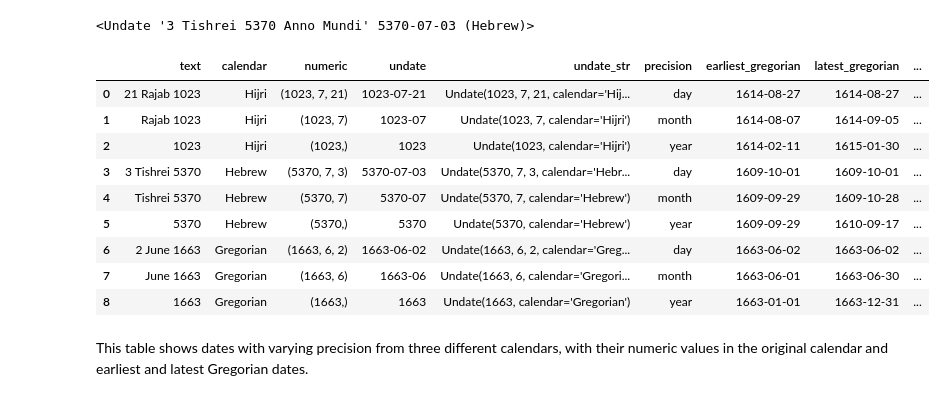
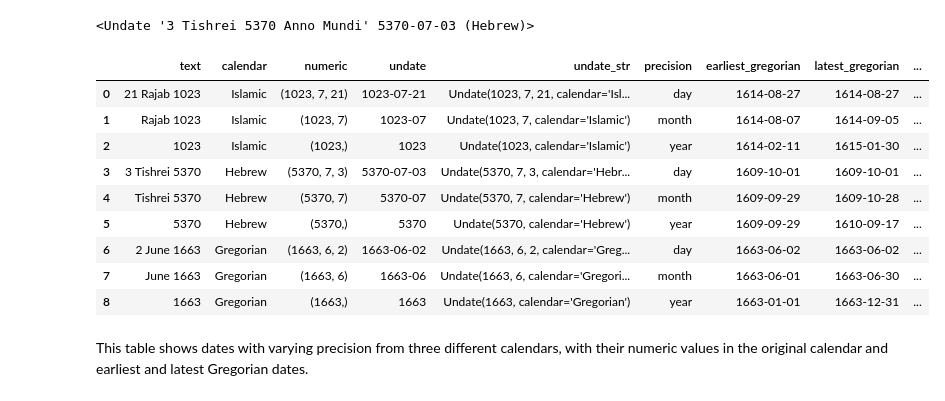
Before and after one commit to rlskoeser/undate-notebook-usrse25, a Jupyter notebook: undate-overview.ipynb, the cells around one changed output. Drawn from its saved outputs; the diff is of its cells as text; code cells hidden in the pictures.

```diff
--- a/undate-overview.ipynb
+++ b/undate-overview.ipynb
@@ -466,30 +466,30 @@ tishrei3
 # %%
 import pandas as pd
 
-calendars = ["Gregorian", "Hebrew", "Hijri"]
+calendars = ["Gregorian", "Hebrew", "Islamic"]
 
 calendar_dates = {
     "text":  ["21 Rajab 1023", "Rajab 1023", "1023", "3 Tishrei 5370", "Tishrei 5370", "5370", "2 June 1663", "June 1663", "1663"],
-    "calendar": ["Hijri", "Hijri", "Hijri", "Hebrew", "Hebrew", "Hebrew", "Gregorian", "Gregorian", "Gregorian"],
+    "calendar": ["Islamic", "Islamic", "Islamic", "Hebrew", "Hebrew", "Hebrew", "Gregorian", "Gregorian", "Gregorian"],
     # we pre-supply the numeric values int his case, since we don't yet have a text parser for Gregorian dates
     "numeric": [(1023, 7, 21), (1023, 7), (1023,), (5370, 7, 3), (5370, 7), (5370,), (1663, 6, 2), (1663, 6), (1663,)]
 }
 
 cal_dates_df = pd.DataFrame.from_dict(calendar_dates)
 # initialize an undate by parsing text values with specified calendar
 cal_dates_df['undate'] = cal_dates_df.apply(lambda row: Undate(*row.numeric, calendar=row.calendar), axis=1)
 # string representation of how you would intiialize an undate object with numbers and calendar
 cal_dates_df['undate_str'] = cal_dates_df.apply(lambda row: f"Undate({', '.join([str(n) for n in row.numeric])}, calendar='{row.calendar}')", axis=1)
 cal_dates_df['precision'] = cal_dates_df.undate.apply(lambda x: str(x.precision).lower())
 cal_dates_df['earliest_gregorian'] = cal_dates_df.undate.apply(lambda x: x.earliest)
 cal_dates_df['latest_gregorian'] = cal_dates_df.undate.apply(lambda x: x.latest)
 cal_dates_df['duration'] = cal_dates_df.undate.apply(lambda x: x.duration().days)
 cal_dates_df
 # %% [output]
 |  | text | calendar | numeric | undate | undate_str | precision | earliest_gregorian | latest_gregorian | ... |
-| 0 | 21 Rajab 1023 | Hijri | (1023, 7, 21) | 1023-07-21 | Undate(1023, 7, 21, calendar='Hij... | day | 1614-08-27 | 1614-08-27 | ... |
-| 1 | Rajab 1023 | Hijri | (1023, 7) | 1023-07 | Undate(1023, 7, calendar='Hijri') | month | 1614-08-07 | 1614-09-05 | ... |
-| 2 | 1023 | Hijri | (1023,) | 1023 | Undate(1023, calendar='Hijri') | year | 1614-02-11 | 1615-01-30 | ... |
+| 0 | 21 Rajab 1023 | Islamic | (1023, 7, 21) | 1023-07-21 | Undate(1023, 7, 21, calendar='Isl... | day | 1614-08-27 | 1614-08-27 | ... |
+| 1 | Rajab 1023 | Islamic | (1023, 7) | 1023-07 | Undate(1023, 7, calendar='Islamic') | month | 1614-08-07 | 1614-09-05 | ... |
+| 2 | 1023 | Islamic | (1023,) | 1023 | Undate(1023, calendar='Islamic') | year | 1614-02-11 | 1615-01-30 | ... |
 | 3 | 3 Tishrei 5370 | Hebrew | (5370, 7, 3) | 5370-07-03 | Undate(5370, 7, 3, calendar='Hebr... | day | 1609-10-01 | 1609-10-01 | ... |
 | 4 | Tishrei 5370 | Hebrew | (5370, 7) | 5370-07 | Undate(5370, 7, calendar='Hebrew') | month | 1609-09-29 | 1609-10-28 | ... |
 | 5 | 5370 | Hebrew | (5370,) | 5370 | Undate(5370, calendar='Hebrew') | year | 1609-09-29 | 1610-09-17 | ... |
```
Also changed, not shown: parts of 25 cells of this notebook, 3 other files.
